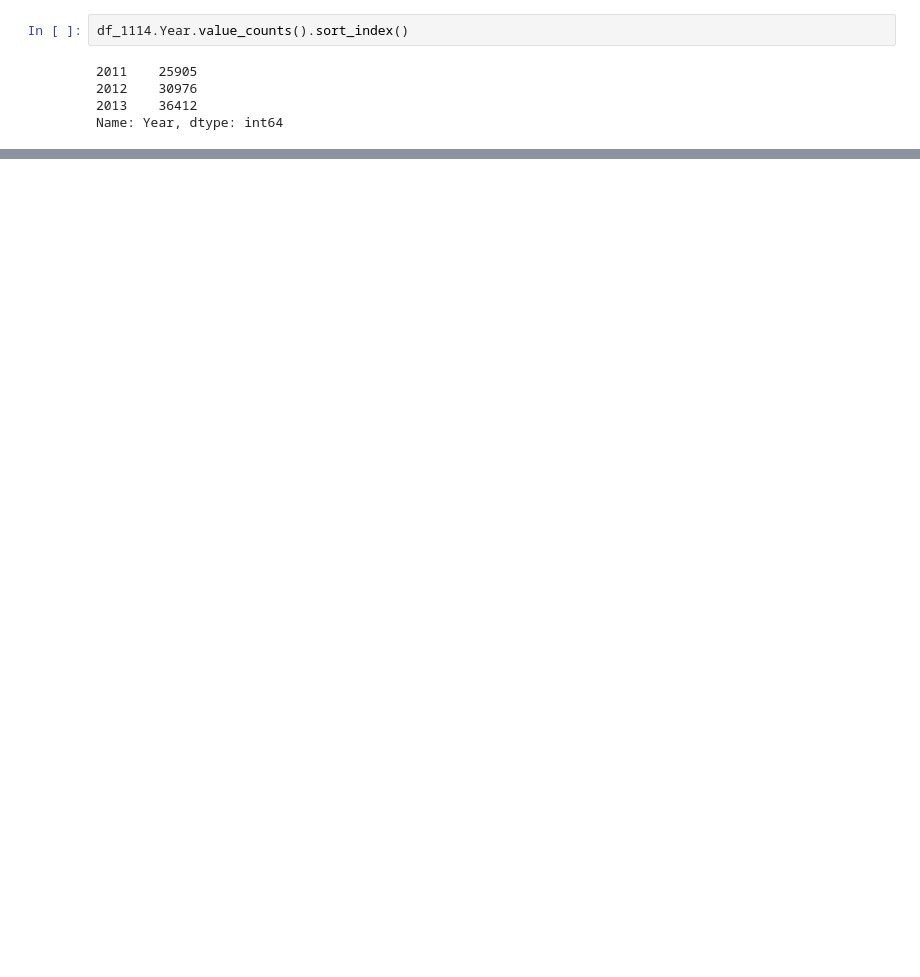
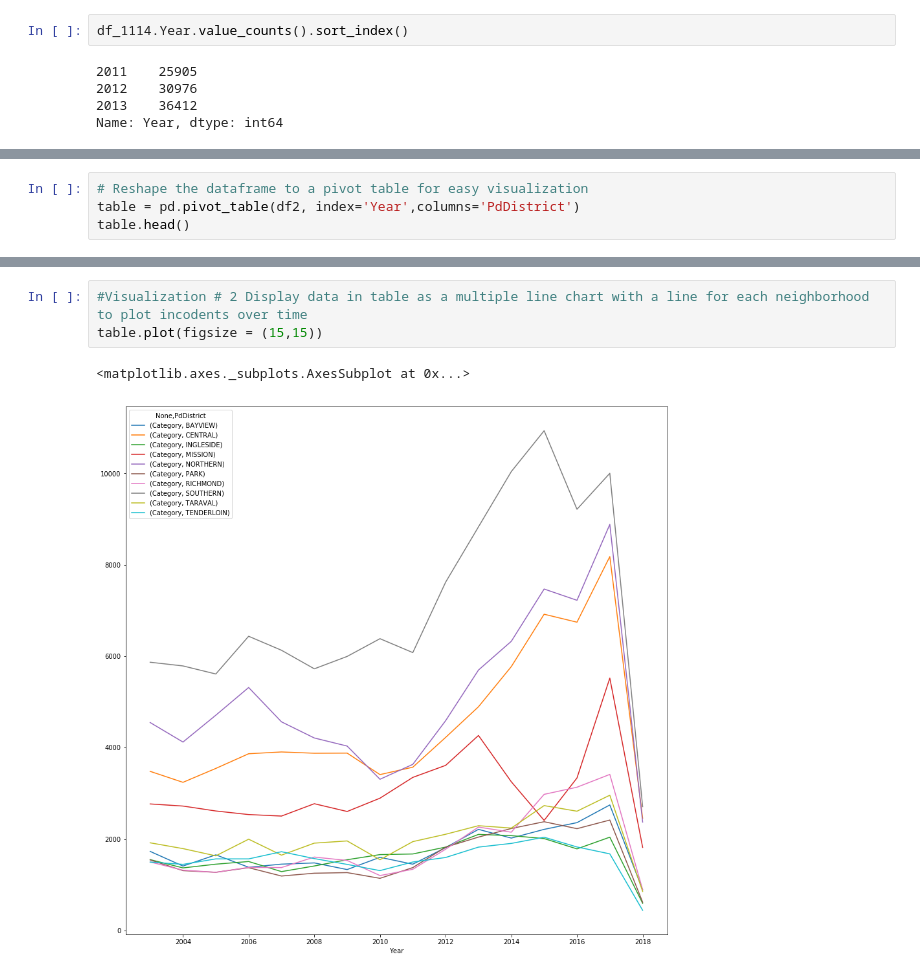
Before and after one commit to aartimathur/ucbproject1, a Jupyter notebook: latest 3-28.ipynb, the cells around one changed output, grey strips where cells are left out. Saved outputs shown, nothing was run; the diff lists cells and outputs as text; blank space fills up the shorter version.

```diff
--- a/latest 3-28.ipynb
+++ b/latest 3-28.ipynb
@@ -272,0 +154,4 @@ Name: Descript, Length: 480448, dtype: object
+# %%
+# Reshape the dataframe to a pivot table for easy visualization
+table = pd.pivot_table(df2, index='Year',columns='PdDistrict')
+table.head()
@@ -272,0 +167,6 @@ Name: Descript, Length: 480448, dtype: object
+# %%
+#Visualization # 2 Display data in table as a multiple line chart with a line for each neighborhood to plot incodents over time
+table.plot(figsize = (15,15))
+# %% [output]
+<matplotlib.axes._subplots.AxesSubplot at 0x...>
+[figure, added]
```
Also changed, not shown: parts of 33 cells of this notebook.
